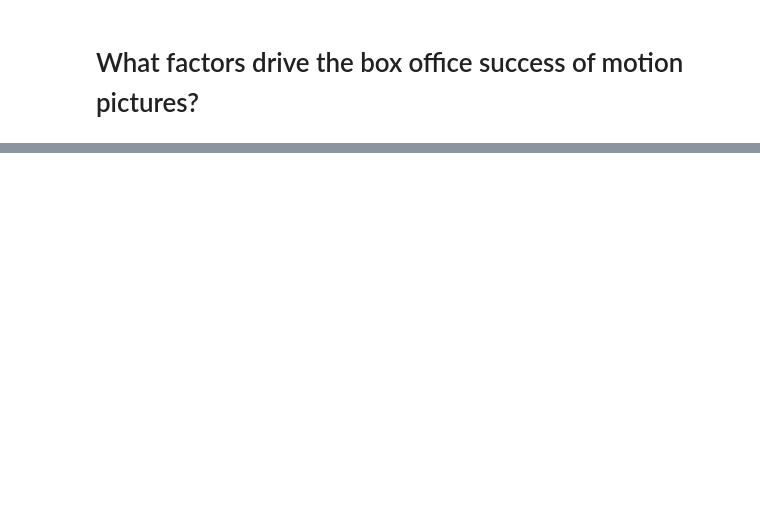
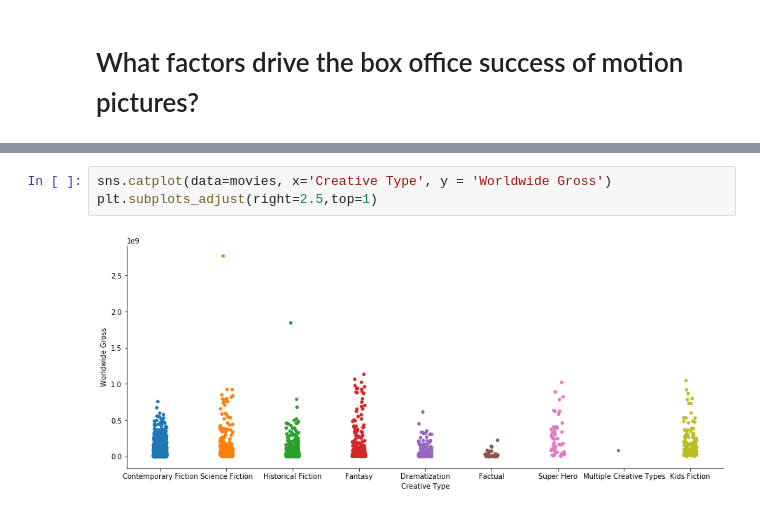
Before and after one commit to DoctorDatah/Machine-Learning, a Jupyter notebook: EDA/Movies Rating and Gross EDA/EDA Movies.ipynb, the cells around one changed output, grey strips where cells are left out. Drawn from its saved outputs; the diff is of its cells as text; blank space fills up the shorter version.

```diff
--- a/EDA/Movies Rating and Gross EDA/EDA Movies.ipynb
+++ b/EDA/Movies Rating and Gross EDA/EDA Movies.ipynb
@@ -256,0 +268,5 @@ Surprisingly, G Rating are produced less in number than R, PG-13, and PG rated m
+# %%
+sns.catplot(data=movies, x='Creative Type', y = 'Worldwide Gross')
+plt.subplots_adjust(right=2.5,top=1)
+# %% [output]
+[figure, added]
```
Also changed, not shown: parts of 31 cells of this notebook, 23 other files.
